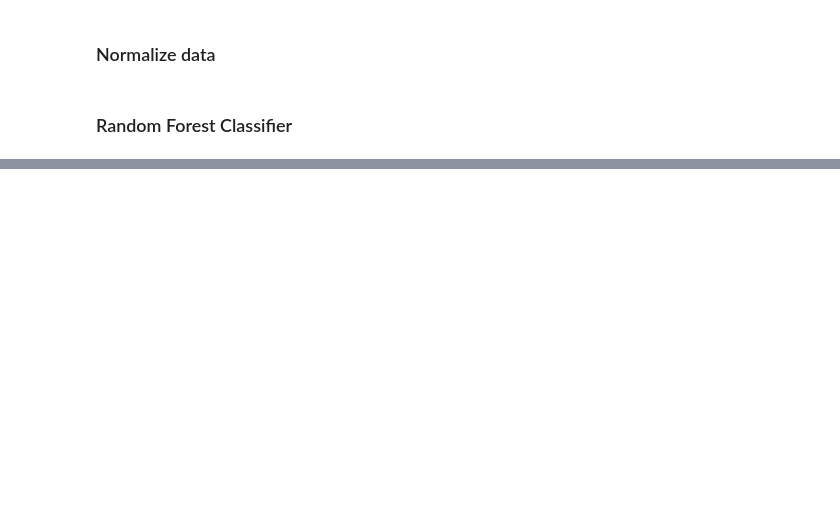
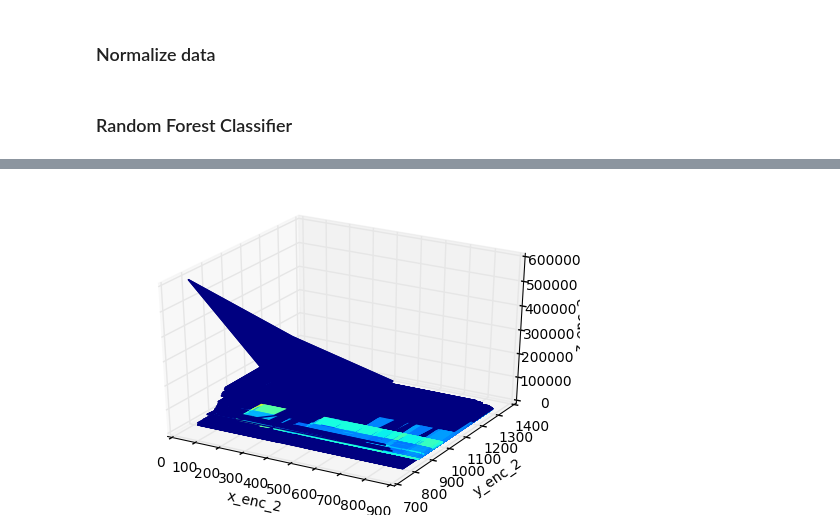
Before and after one commit to rachelthorp/machine_learning_soln, a Jupyter notebook: rthorp_machina_hw.ipynb, the cells around one changed output, grey strips where cells are left out. Saved outputs shown, nothing was run; the diff lists cells and outputs as text; code cells hidden in the pictures; blank space fills up the shorter version.

```diff
--- a/rthorp_machina_hw.ipynb
+++ b/rthorp_machina_hw.ipynb
@@ -136,0 +160,20 @@ Of the given input features, encoder positions appears to more significantly imp
+# %%
+X, Y = np.meshgrid(x_plot, y_plot)
+# %%
+Z = np.outer(z_plot.T, z_plot)
+# %%
+C = np.outer(cn_plot.T, cn_plot)
+# %%
+m = plt.cm.ScalarMappable(cmap='jet')
+m.set_array([])
+fcolors = m.to_rgba(C)
+# %%
+fig = plt.figure()
+ax = fig.gca(projection='3d')
+contour = ax.plot_surface(X, Y, Z, rstride=1, cstride=1, facecolors=fcolors, vmin=0, vmax=1, shade=False)
+ax.set_xlabel('x_enc_2')
+ax.set_ylabel('y_enc_2')
+ax.set_zlabel('z_enc_2')
+plt.show()
+# %% [output]
+[figure, added]
```
Also changed, not shown: parts of 18 cells of this notebook.
